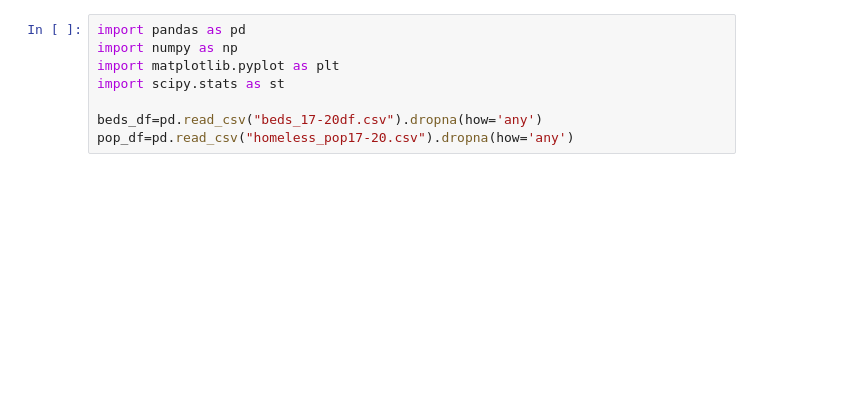
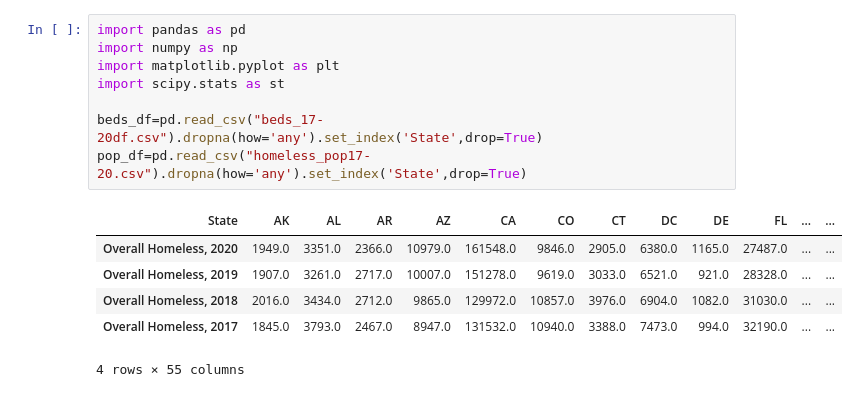
Before and after one commit to esther2897/project_one, a Jupyter notebook: datasets/homeless_analysis.ipynb, the cells around one changed output. Cells and saved outputs as stored; diff of their text form; blank space fills up the shorter version.

```diff
--- a/datasets/homeless_analysis.ipynb
+++ b/datasets/homeless_analysis.ipynb
@@ -1,9 +1,16 @@
 # %%
 import pandas as pd
 import numpy as np
 import matplotlib.pyplot as plt
 import scipy.stats as st
 
-beds_df=pd.read_csv("beds_17-20df.csv").dropna(how='any')
-pop_df=pd.read_csv("homeless_pop17-20.csv").dropna(how='any')
+beds_df=pd.read_csv("beds_17-20df.csv").dropna(how='any').set_index('State',drop=True)
+pop_df=pd.read_csv("homeless_pop17-20.csv").dropna(how='any').set_index('State',drop=True)
+# %% [output]
+| State | AK | AL | AR | AZ | CA | CO | CT | DC | DE | FL | ... | ... |
+| Overall Homeless, 2020 | 1949.0 | 3351.0 | 2366.0 | 10979.0 | 161548.0 | 9846.0 | 2905.0 | 6380.0 | 1165.0 | 27487.0 | ... | ... |
+| Overall Homeless, 2019 | 1907.0 | 3261.0 | 2717.0 | 10007.0 | 151278.0 | 9619.0 | 3033.0 | 6521.0 | 921.0 | 28328.0 | ... | ... |
+| Overall Homeless, 2018 | 2016.0 | 3434.0 | 2712.0 | 9865.0 | 129972.0 | 10857.0 | 3976.0 | 6904.0 | 1082.0 | 31030.0 | ... | ... |
+| Overall Homeless, 2017 | 1845.0 | 3793.0 | 2467.0 | 8947.0 | 131532.0 | 10940.0 | 3388.0 | 7473.0 | 994.0 | 32190.0 | ... | ... |
+4 rows × 55 columns
 # %%
```
Also changed, not shown: parts of 4 cells of this notebook, 3 other files.
